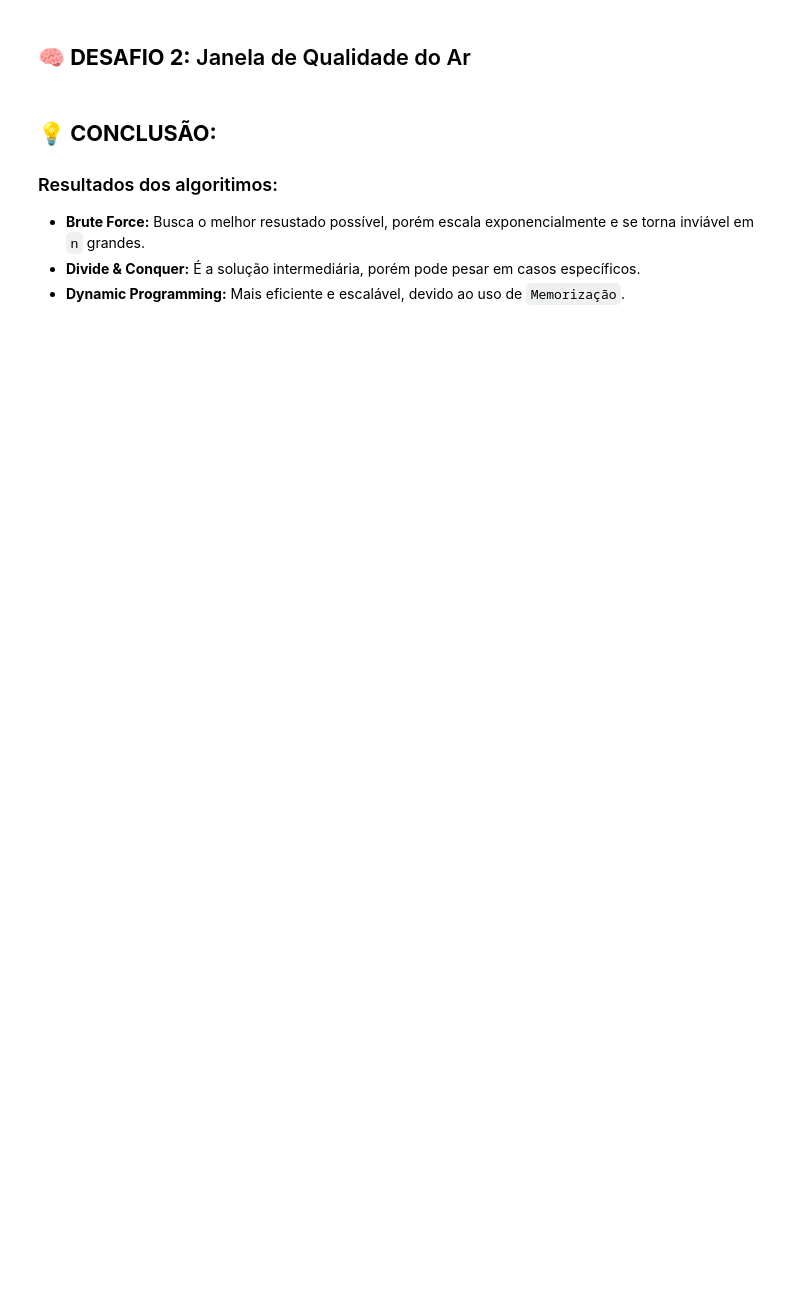
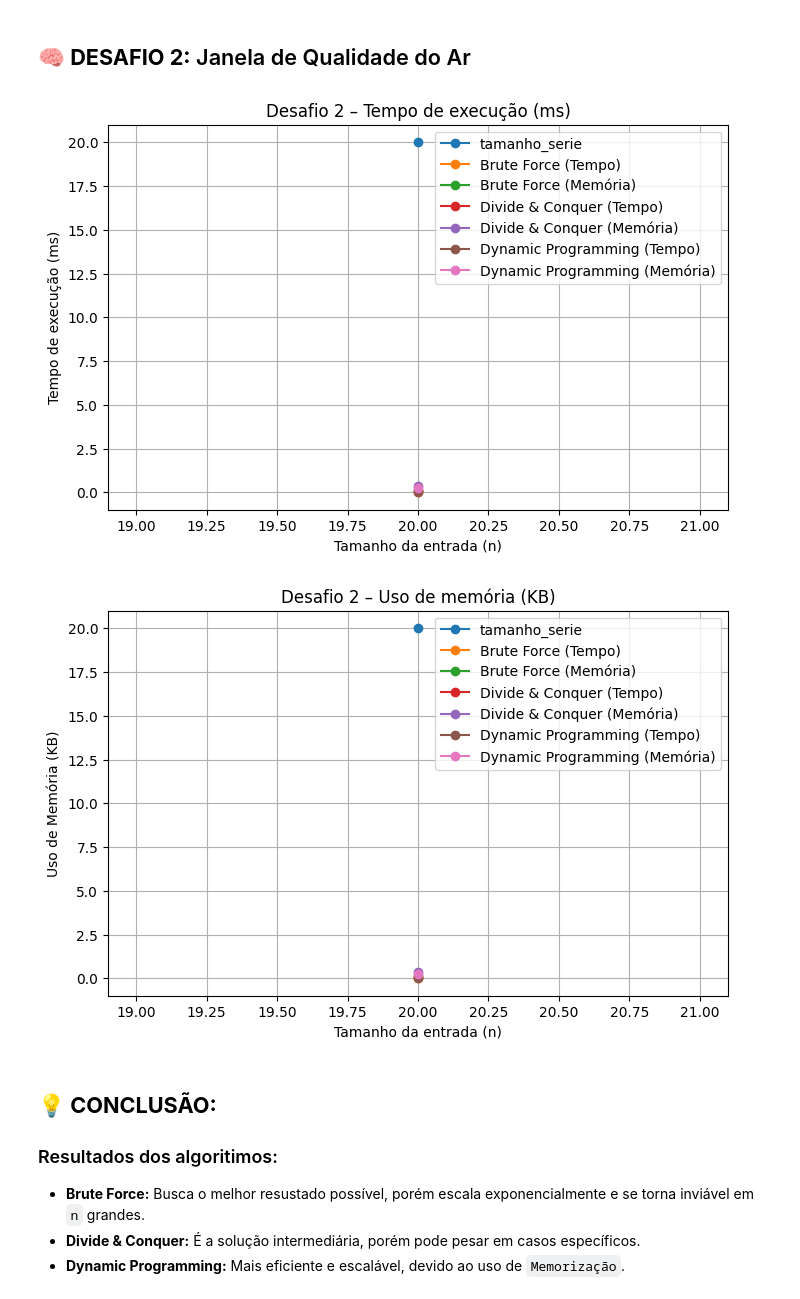
Before and after one commit to yRaffa/CP04_DynamicProgramming, a Jupyter notebook: cp04.ipynb, the cells around one changed output. Cells and saved outputs as stored; diff of their text form; code cells hidden in the pictures; blank space fills up the shorter version.

```diff
--- a/cp04.ipynb
+++ b/cp04.ipynb
@@ -48,19 +52,23 @@ grafico_memoria(df_d1, 'Desafio 1 – Uso de memória (KB)')
 # %% [markdown]
 ## **🧠 DESAFIO 2:** Janela de Qualidade do Ar
 # %%
-tamanho_serie = [200, 400, 800, 1600]
+# tamanho_serie = [200, 400, 800, 1600]
+tamanho_serie = [20]
 resultados_d2 = []
 
 # Executa os testes do Desafio 2
 for i in tamanho_serie:
     dias = gerar_testes_d2(i)
     resultado = executar_d2(dias)
     resultados_d2.append({'tamanho_serie': i, **resultado})
 
 df_d2 = pd.DataFrame(resultados_d2) # Define DataFrame para os resultados do Desafio 2
 # Plotar gráficos de desempenho do Desafio 2
 grafico_tempo(df_d2, 'Desafio 2 – Tempo de execução (ms)')
 grafico_memoria(df_d2, 'Desafio 2 – Uso de memória (KB)')
+# %% [output]
+[figure, added]
+[figure, added]
 # %% [markdown]
 ## **💡 CONCLUSÃO:**
 
```
Also changed, not shown: parts of 1 cell of this notebook, 8 other files.
